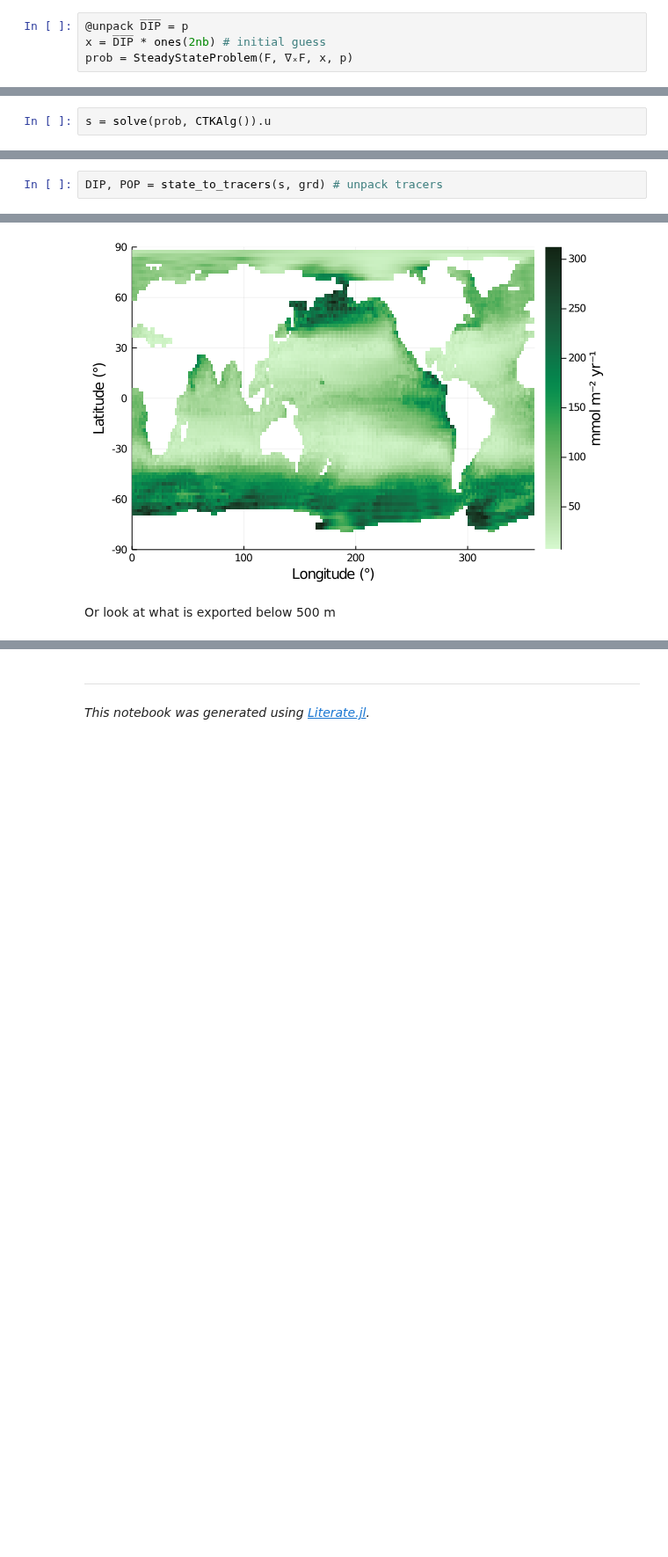
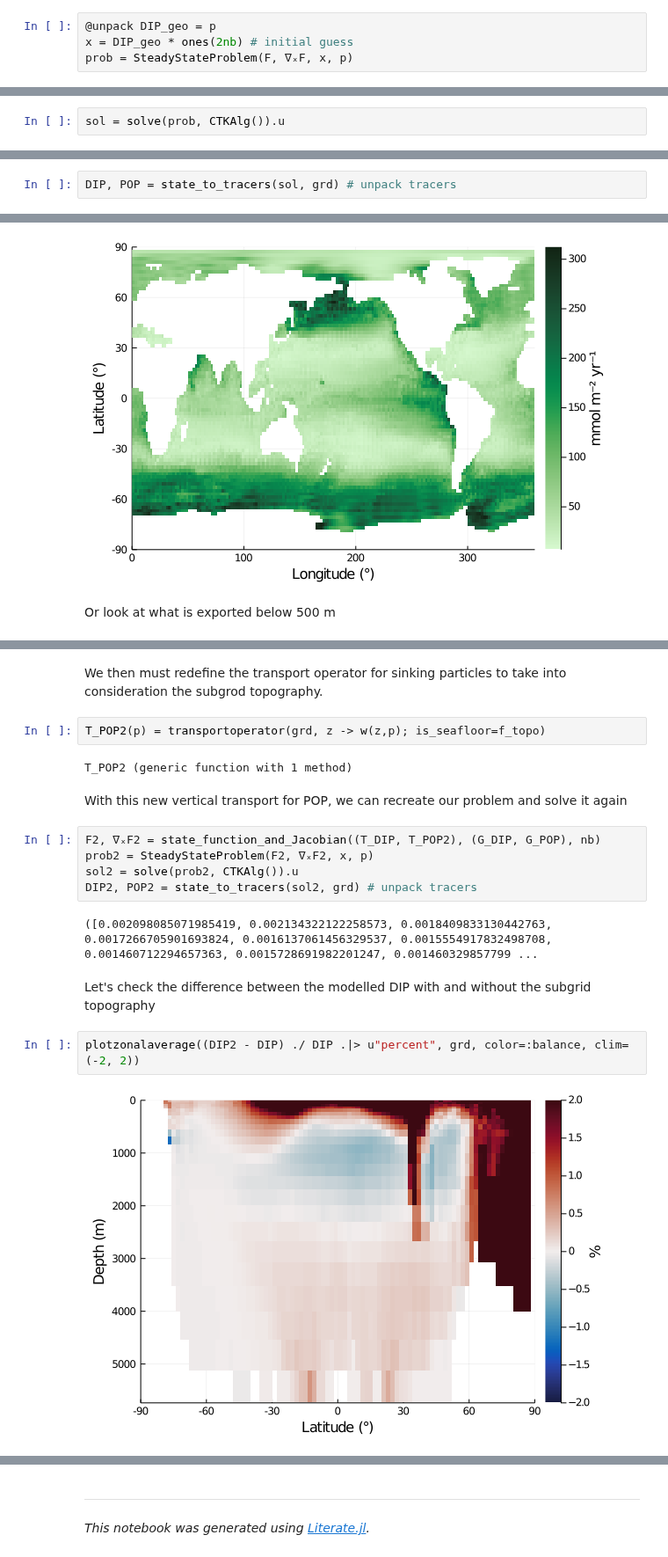
Before and after one commit to JuliaOcean/AIBECS.jl, a Jupyter notebook: dev/notebooks/3_Pmodel.ipynb, the cells around one changed output, grey strips where cells are left out. Shown at 88% size. Saved outputs shown, nothing was run; the diff lists cells and outputs as text; blank space fills up the shorter version.

```diff
--- a/dev/notebooks/3_Pmodel.ipynb
+++ b/dev/notebooks/3_Pmodel.ipynb
@@ -154,8 +156,8 @@ F, ∇ₓF = state_function_and_Jacobian((T_DIP, T_POP), (G_DIP, G_POP), nb)
 # %% [markdown]
 generate the steady-state problem,
 # %%
-@unpack D̅I̅P̅ = p
-x = D̅I̅P̅ * ones(2nb) # initial guess
+@unpack DIP_geo = p
+x = DIP_geo * ones(2nb) # initial guess
 prob = SteadyStateProblem(F, ∇ₓF, x, p)
 # %% [output]
 SteadyStateProblem with uType Array{Float64,1}
@@ -163,6 +165,6 @@ u0: [0.0021200000000000004, 0.0021200000000000004, 0.0021200000000000004, 0.0021
 # %% [markdown]
 and solve it
 # %%
-s = solve(prob, CTKAlg()).u
+sol = solve(prob, CTKAlg()).u
 # %% [output]
 382338-element Array{Float64,1}:
@@ -185,5 +187,5 @@ s = solve(prob, CTKAlg()).u
 # %% [markdown]
 We can look at different the DIP and POP fields using the Plots.jl recipes.
 # %%
-DIP, POP = state_to_tracers(s, grd) # unpack tracers
+DIP, POP = state_to_tracers(sol, grd) # unpack tracers
 # %% [output]
@@ -215,0 +256,21 @@ plothorizontalslice(POP .* w(z,p) * u"mol/m^3*m/s" .|> u"mmol/yr/m^2", grd, dept
+# %% [markdown]
+We then must redefine the transport operator for sinking particles to take into consideration the subgrod topography.
+# %%
+T_POP2(p) = transportoperator(grd, z -> w(z,p); is_seafloor=f_topo)
+# %% [output]
+T_POP2 (generic function with 1 method)
+# %% [markdown]
+With this new vertical transport for POP, we can recreate our problem and solve it again
+# %%
+F2, ∇ₓF2 = state_function_and_Jacobian((T_DIP, T_POP2), (G_DIP, G_POP), nb)
+prob2 = SteadyStateProblem(F2, ∇ₓF2, x, p)
+sol2 = solve(prob2, CTKAlg()).u
+DIP2, POP2 = state_to_tracers(sol2, grd) # unpack tracers
+# %% [output]
+([0.002098085071985419, 0.002134322122258573, 0.0018409833130442763, 0.0017266705901693824, 0.0016137061456329537, 0.0015554917832498708, 0.001460712294657363, 0.0015728691982201247, 0.001460329857799 ...
+# %% [markdown]
+Let's check the difference between the modelled DIP with and without the subgrid topography
+# %%
+plotzonalaverage((DIP2 - DIP) ./ DIP .|> u"percent", grd, color=:balance, clim=(-2, 2))
+# %% [output]
+[figure, added]
```
Also changed, not shown: parts of 18 cells of this notebook, 22 other files.
